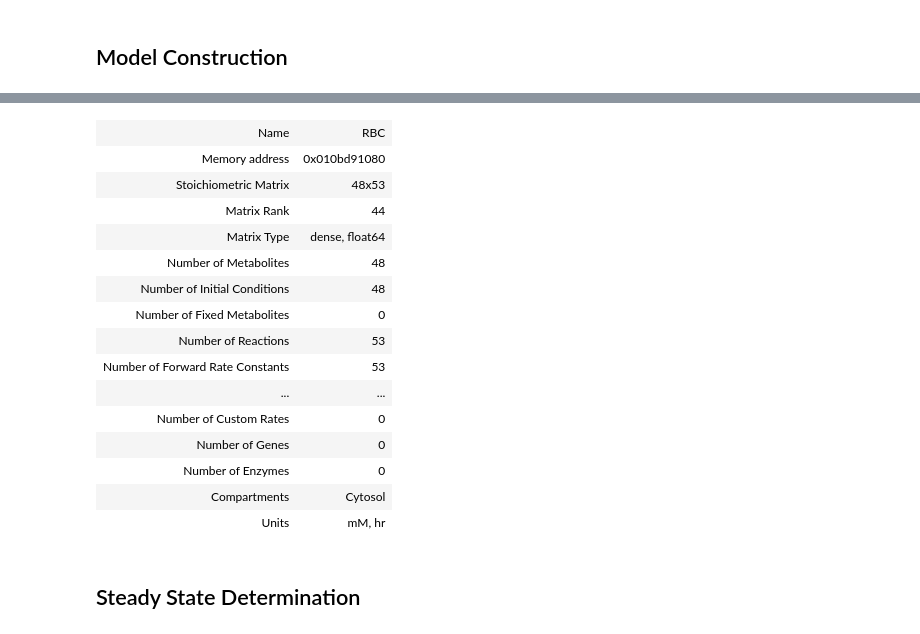
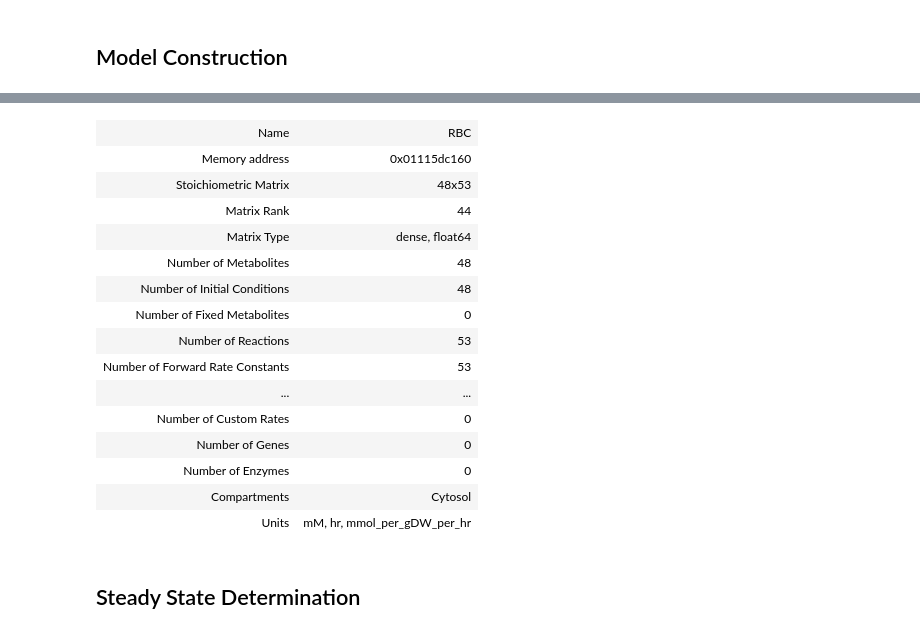
Before and after one commit to SBRG/MASSpy, a Jupyter notebook: notebooks/test_data/SB2_Textbook_MassModel.ipynb, the cells around one changed output, grey strips where cells are left out. Saved outputs shown, nothing was run; the diff lists cells and outputs as text; code cells hidden in the pictures.

Commit message:
Updated notebooks and models with bug fixes

```diff
--- a/notebooks/test_data/SB2_Textbook_MassModel.ipynb
+++ b/notebooks/test_data/SB2_Textbook_MassModel.ipynb
@@ -19,7 +21,7 @@ model_names = ["Glycolysis", "PentosePhosphatePathway",
 ## Model Construction
 # %%
 glycolysis, ppp, ampsn, hemoglobin, PFK = list(map(
-    lambda x: json.load_json_model(model_dir + "/SB2_" + x + ".json"),
+    lambda x: sbml.read_sbml_model(model_dir + "/SB2_" + x + ".xml"),
     model_names))
 
 # Create merged model of glycolysis and the pentose phosphate pathway
@@ -50,10 +53,10 @@ mass/core/massmodel.py:1065 UserWarning: Skipping 'hr' for it already exists in
 Ignoring reaction 'ATPM' since it already exists.
 Ignoring reaction 'SK_pi_c' since it already exists.
 Ignoring reaction 'SK_amp_c' since it already exists.
 Ignoring reaction 'SK_h_c' since it already exists.
 Ignoring reaction 'SK_h2o_c' since it already exists.
 | Name | RBC |
-| Memory address | 0x010bd91080 |
+| Memory address | 0x01115dc160 |
 | Stoichiometric Matrix | 48x53 |
 | Matrix Rank | 44 |
 | Matrix Type | dense, float64 |
@@ -67,7 +70,7 @@ Ignoring reaction 'SK_h2o_c' since it already exists.
 | Number of Genes | 0 |
 | Number of Enzymes | 0 |
 | Compartments | Cytosol |
-| Units | mM, hr |
+| Units | mM, hr, mmol_per_gDW_per_hr |
 # %% [markdown]
 ## Steady State Determination
 # %%
```
Also changed, not shown: parts of 4 cells of this notebook, 51 other files.
